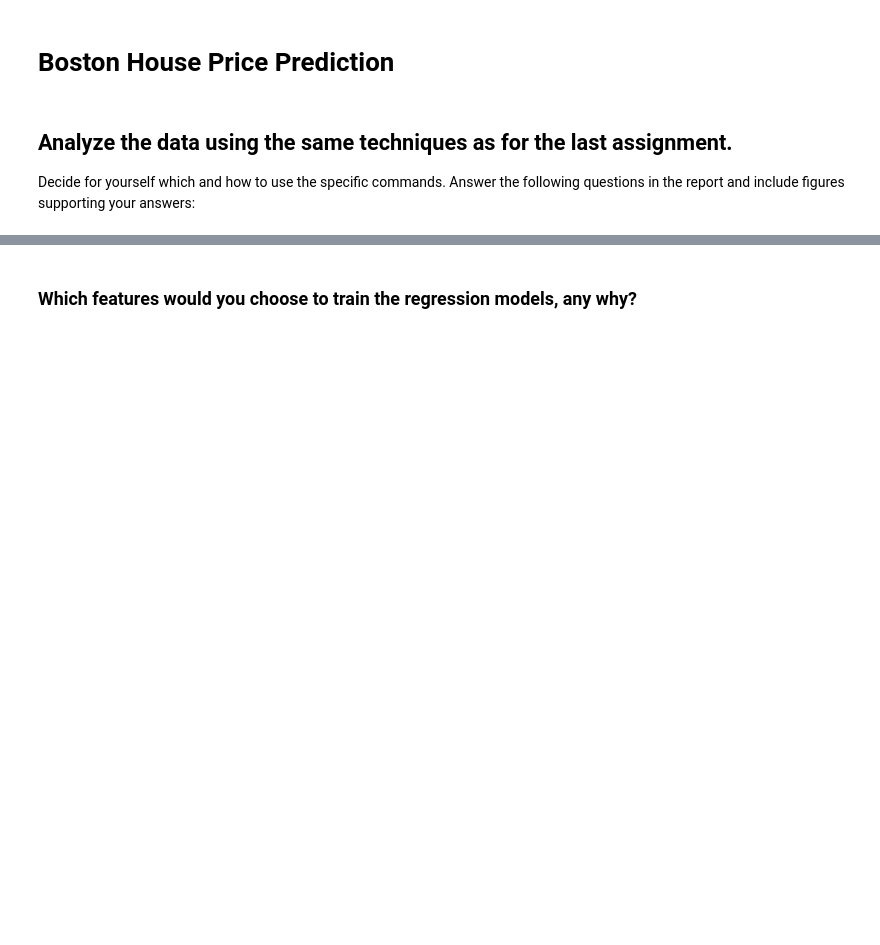
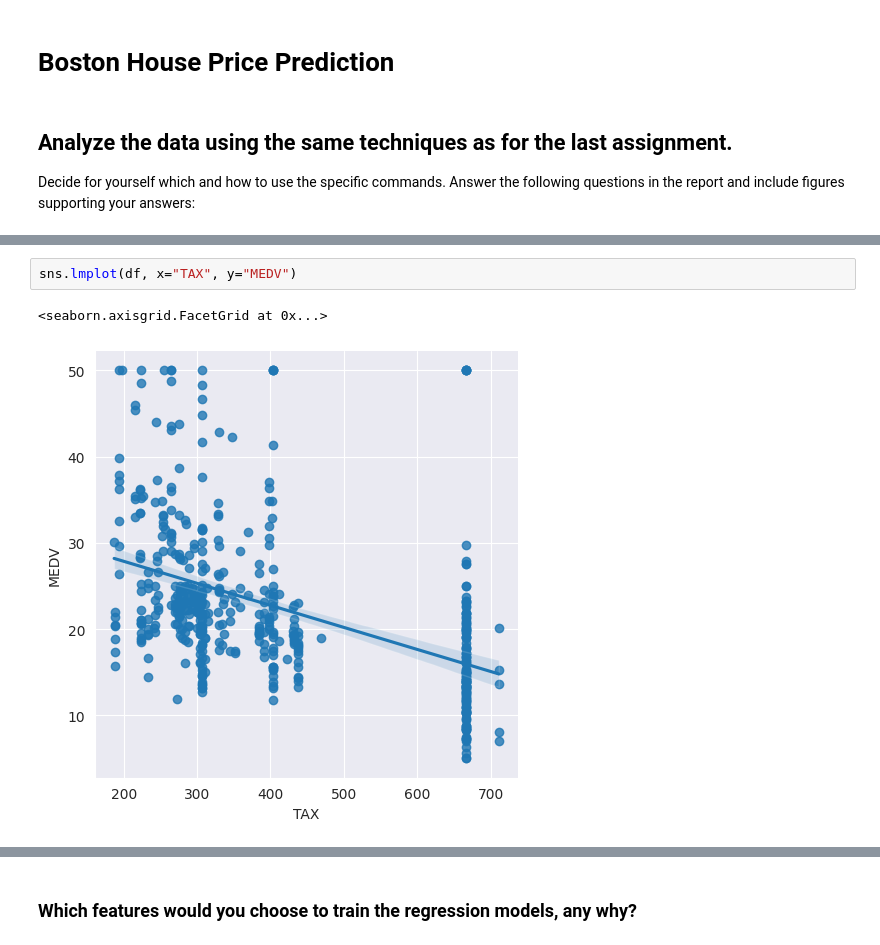
Before and after one commit to fweingartshofer/mc-ml, a Jupyter notebook: e02/boston-housing.ipynb, the cells around one changed output, grey strips where cells are left out. Cells and saved outputs as stored; diff of their text form; blank space fills up the shorter version.

```diff
--- a/e02/boston-housing.ipynb
+++ b/e02/boston-housing.ipynb
@@ -9,0 +106,5 @@ answers:
+# %%
+sns.lmplot(df, x="TAX", y="MEDV")
+# %% [output]
+<seaborn.axisgrid.FacetGrid at 0x...>
+[figure, added]
```
Also changed, not shown: parts of 10 cells of this notebook.
